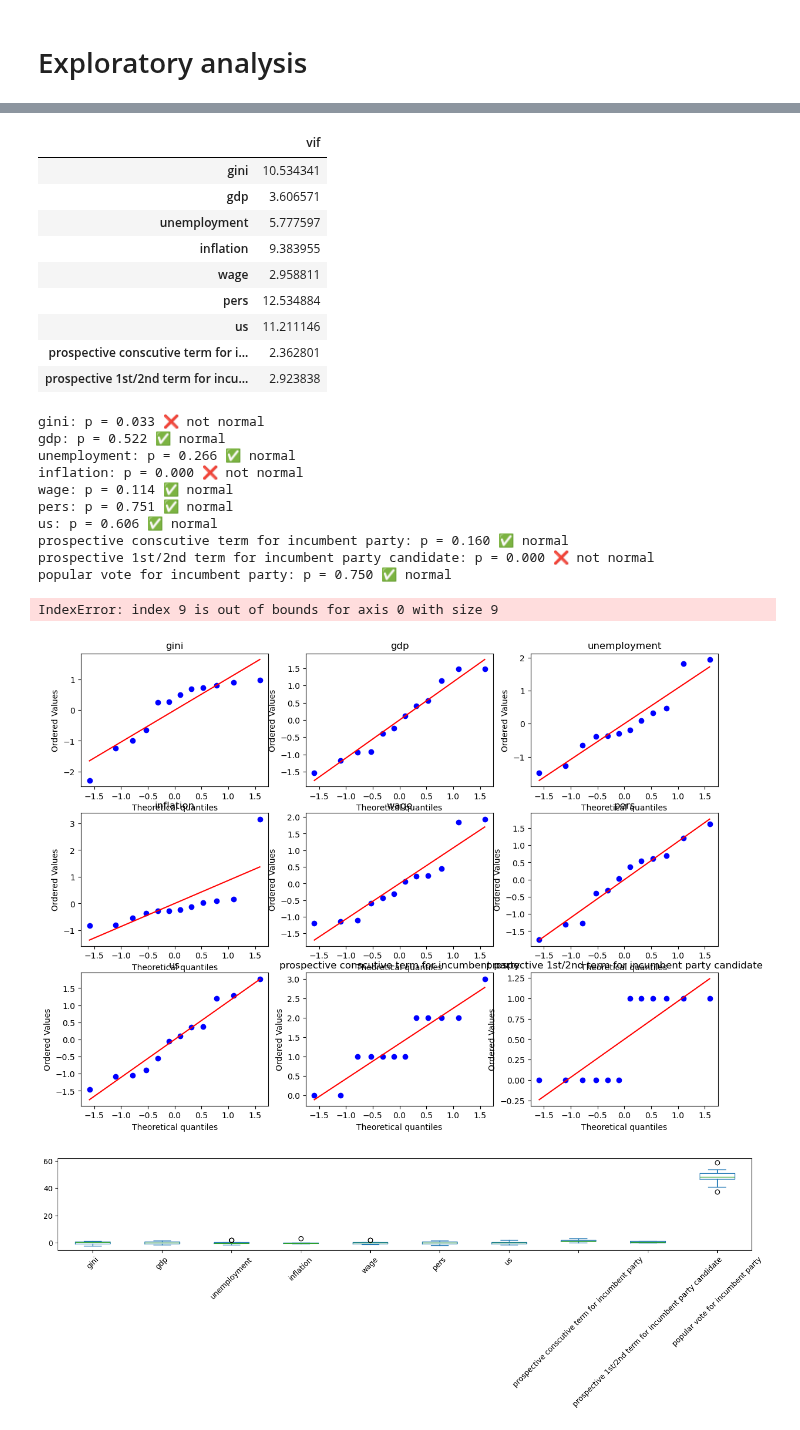
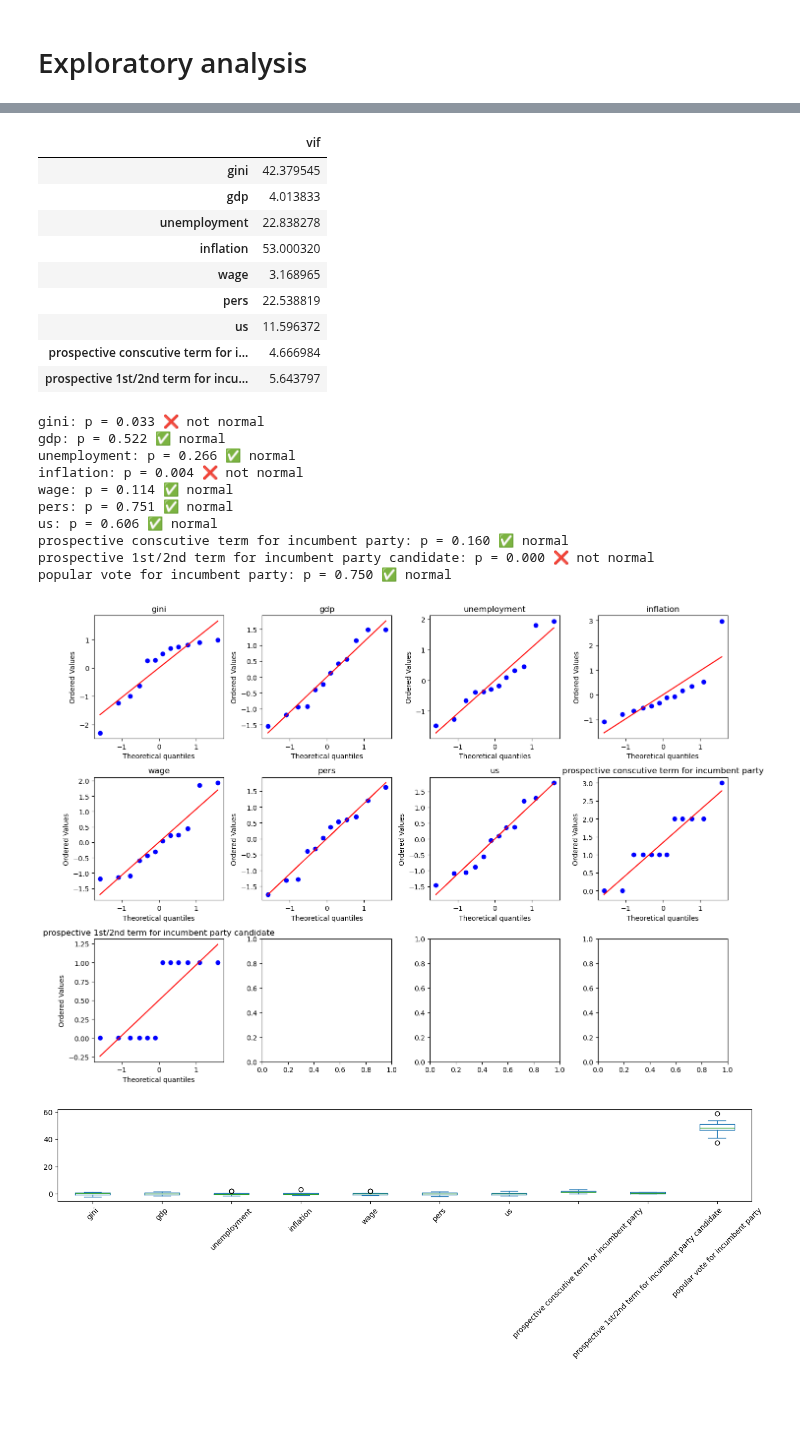
Before and after one commit to carlemilgrumnymann/data_science, a Jupyter notebook: merged analysis and colinearity.ipynb, the cells around one changed output, grey strips where cells are left out. Cells and saved outputs as stored; diff of their text form; code cells hidden in the pictures; blank space fills up the shorter version.

```diff
--- a/merged analysis and colinearity.ipynb
+++ b/merged analysis and colinearity.ipynb
@@ -362,7 +362,7 @@ pers_weighted
 prediction_data = pd.merge(election_results, gini_weighted, how='left', on='year') # gini
 prediction_data = pd.merge(prediction_data, gdp_weighted, how = 'left', on=['year']) # GDP
 prediction_data = pd.merge(prediction_data, unemployment_weighted, how = 'left', on=['year']) # unemployment
-prediction_data = pd.merge(prediction_data, inflation, how = 'left', on=['year']) # inflation
+prediction_data = pd.merge(prediction_data, inflation_weighted, how = 'left', on=['year']) # inflation
 prediction_data = pd.merge(prediction_data, wage_weighted, how = 'left', on=['year']) # income
 prediction_data = pd.merge(prediction_data, pers_weighted, how = 'left', on=['year']) # satisaction with personal life
 prediction_data = pd.merge(prediction_data, us_weighted, how = 'left', on=['year']) # satisfaction with the US
@@ -584,15 +584,15 @@ vif = pd.DataFrame({'vif':vals},
 vif
 # %% [output]
 |  | vif |
-| gini | 10.534341 |
-| gdp | 3.606571 |
-| unemployment | 5.777597 |
-| inflation | 9.383955 |
-| wage | 2.958811 |
-| pers | 12.534884 |
-| us | 11.211146 |
-| prospective conscutive term for i... | 2.362801 |
-| prospective 1st/2nd term for incu... | 2.923838 |
+| gini | 42.379545 |
+| gdp | 4.013833 |
+| unemployment | 22.838278 |
+| inflation | 53.000320 |
+| wage | 3.168965 |
+| pers | 22.538819 |
+| us | 11.596372 |
+| prospective conscutive term for i... | 4.666984 |
+| prospective 1st/2nd term for incu... | 5.643797 |
 # %%
 # check normality to use pearsons
 for col in cols:
@@ -602,7 +602,7 @@ for col in cols:
 gini: p = 0.033 ❌ not normal
 gdp: p = 0.522 ✅ normal
 unemployment: p = 0.266 ✅ normal
-inflation: p = 0.000 ❌ not normal
+inflation: p = 0.004 ❌ not normal
 wage: p = 0.114 ✅ normal
 pers: p = 0.751 ✅ normal
 us: p = 0.606 ✅ normal
@@ -612,18 +612,17 @@ popular vote for incumbent party: p = 0.750 ✅ normal
 # %%
 # check linearity to use pearsons
 
-fig, axes = plt.subplots(3, 3, figsize=(14, 10))
+fig, axes = plt.subplots(3, 4, figsize=(14, 10))
 axes = axes.flatten()
 
 for i, col in enumerate(cols):
     stats.probplot(scaled_prediction_data[col], plot=axes[i])
     axes[i].set_title(col)
 
 plt.tight_layout()
 plt.show()
 # %% [output]
-IndexError: index 9 is out of bounds for axis 0 with size 9
-[figure, old version]
+[figure, new version]
 # %%
 # check outliers
 scaled_prediction_data[cols].plot(kind='box', figsize=(14, 5), rot=45)
```
Also changed, not shown: parts of 41 cells of this notebook, 1 other file.
